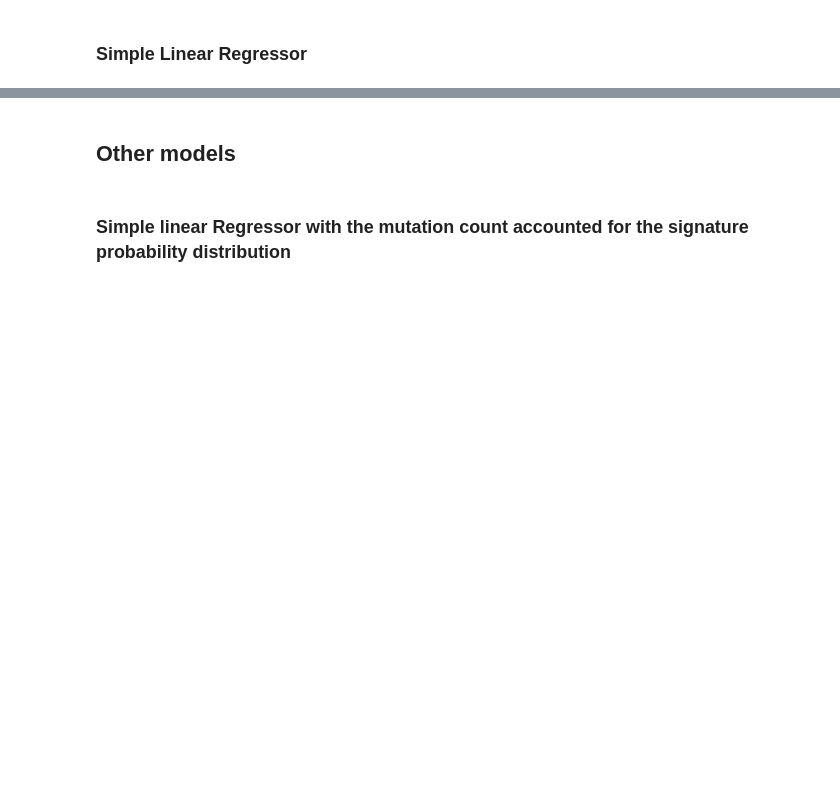
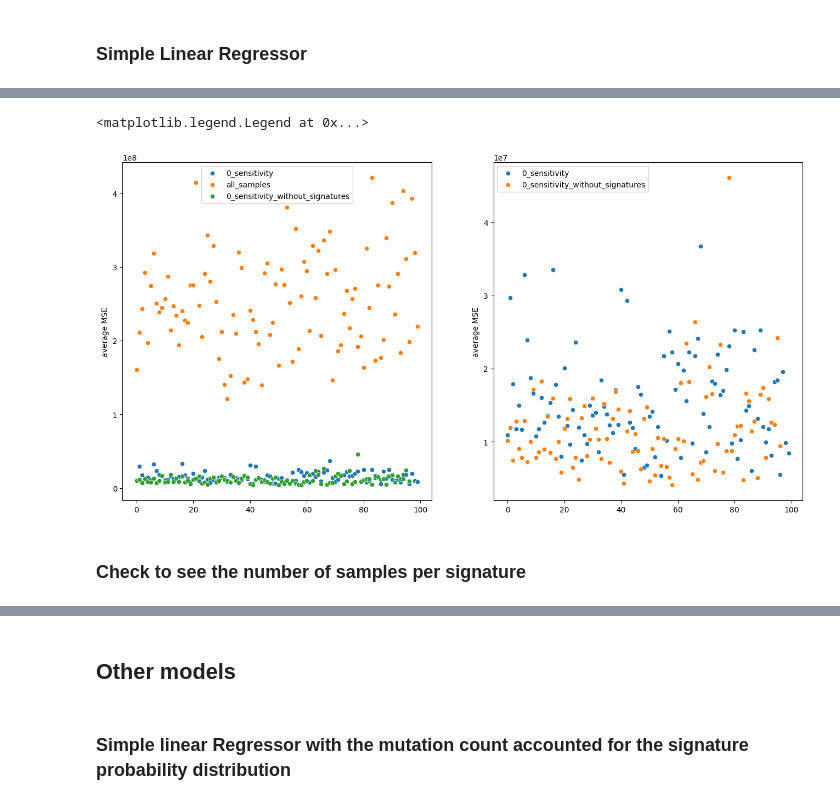
Before and after one commit to MassimoZarantonello2/SignatureInference, a Jupyter notebook: scripts/predict_exposure_values.ipynb, the cells around one changed output, grey strips where cells are left out. Drawn from its saved outputs; the diff is of its cells as text; code cells hidden in the pictures; blank space fills up the shorter version.

```diff
--- a/scripts/predict_exposure_values.ipynb
+++ b/scripts/predict_exposure_values.ipynb
@@ -344,3 +457,21 @@ def balance_dataset(X, y_bin, y_exp):
+# %%
+plt.figure(figsize=[16,8])
+plt.subplot(1,2,1)
+sns.scatterplot(a['average MSE'])
+sns.scatterplot(b['average MSE'])
+sns.scatterplot(c['average MSE'])
+plt.legend(['0_sensitivity', 'all_samples', '0_sensitivity_without_signatures'])
+
+plt.subplot(1,2,2)
+sns.scatterplot(a['average MSE'])
+sns.scatterplot(b[b['average MSE']< 100000000]['average MSE'])
+sns.scatterplot(c['average MSE'])
+plt.legend(['0_sensitivity', '0_sensitivity_without_signatures'])
+# %% [output]
+<matplotlib.legend.Legend at 0x...>
+[figure, added]
+# %% [markdown]
+### Check to see the number of samples per signature
 # %%
 seed = np.random.randint(1, 100000)
 np.random.seed(seed=seed)
```
Also changed, not shown: parts of 34 cells of this notebook, 20 other files.
